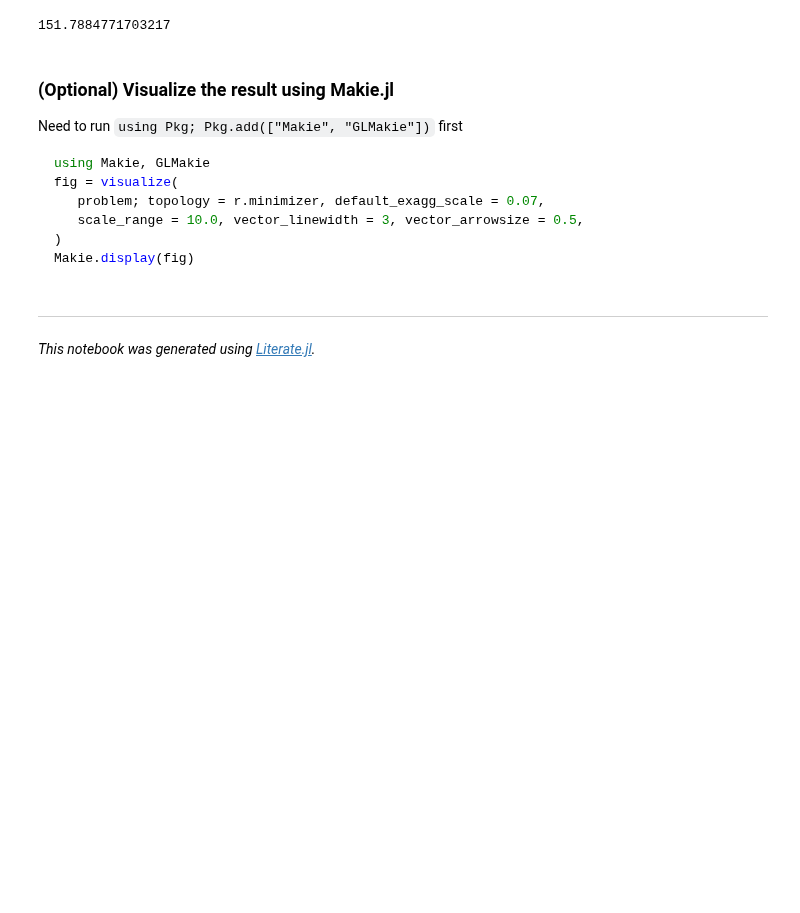
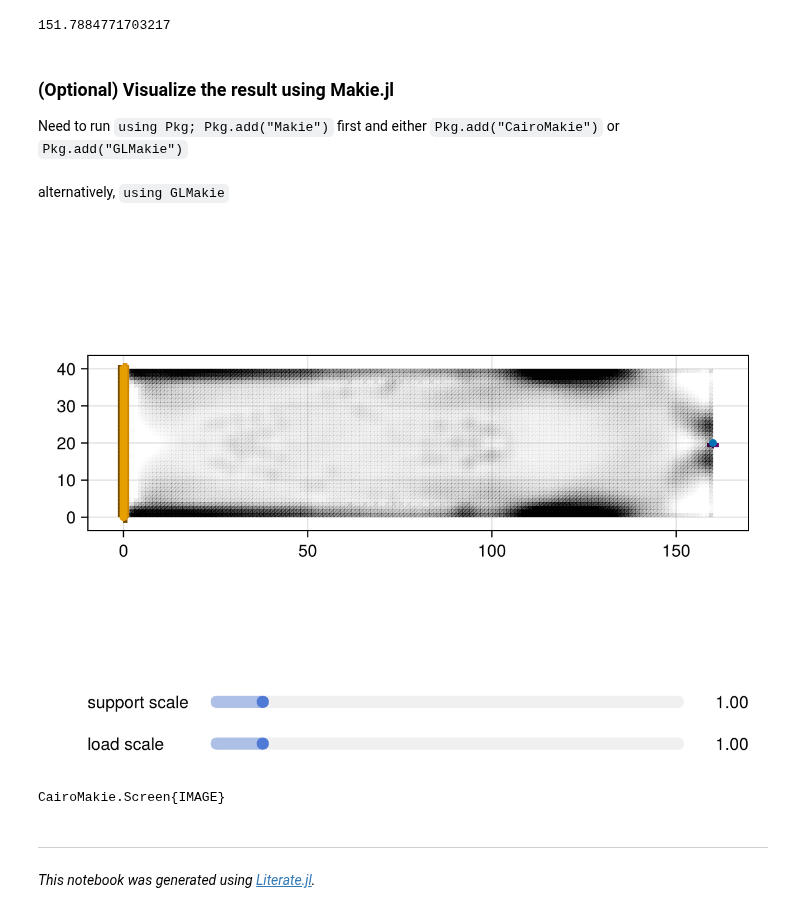
Before and after one commit to JuliaTopOpt/TopOpt.jl, a Jupyter notebook: previews/PR181/examples/local_stress.ipynb, the cells around one changed output. Saved outputs shown, nothing was run; the diff lists cells and outputs as text; code cells hidden in the pictures; blank space fills up the shorter version.

````diff
--- a/previews/PR181/examples/local_stress.ipynb
+++ b/previews/PR181/examples/local_stress.ipynb
@@ -75,12 +75,4 @@ maximum(stress(filter(PseudoDensities(x))))
 151.7884771703217
 # %% [markdown]
 ### (Optional) Visualize the result using Makie.jl
-Need to run `using Pkg; Pkg.add(["Makie", "GLMakie"])` first
-```julia
-using Makie, GLMakie
-fig = visualize(
-   problem; topology = r.minimizer, default_exagg_scale = 0.07,
-   scale_range = 10.0, vector_linewidth = 3, vector_arrowsize = 0.5,
-)
-Makie.display(fig)
-```
+Need to run `using Pkg; Pkg.add("Makie")` first and either `Pkg.add("CairoMakie")` or `Pkg.add("GLMakie")`
@@ -87,3 +82,18 @@ Makie.display(fig)
+# %% [markdown]
+alternatively, `using GLMakie`
+# %%
+fig = visualize(
+    problem;
+    topology=r.minimizer,
+    default_exagg_scale=0.07,
+    scale_range=10.0,
+    vector_linewidth=3,
+    vector_arrowsize=0.5,
+)
+Makie.display(fig)
+# %% [output]
+[figure, added]
+CairoMakie.Screen{IMAGE}
 # %% [markdown]
 ---
 
````
Also changed, not shown: parts of 1 cell of this notebook, 34 other files.
